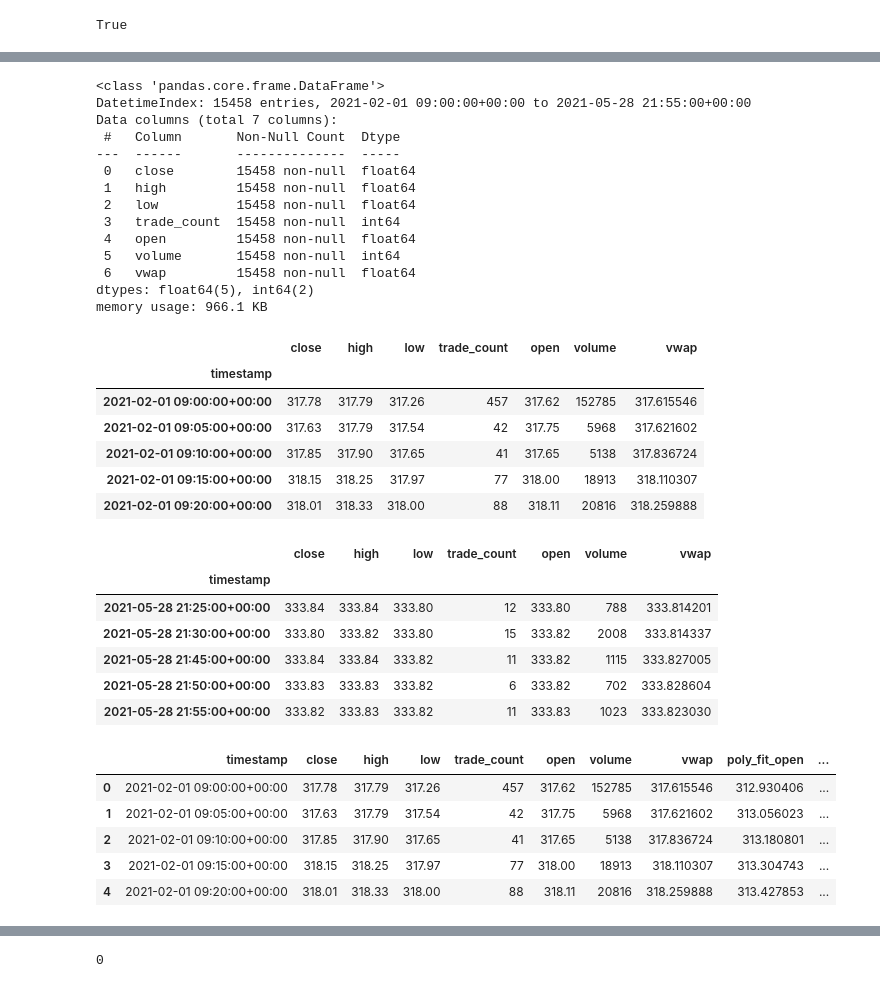
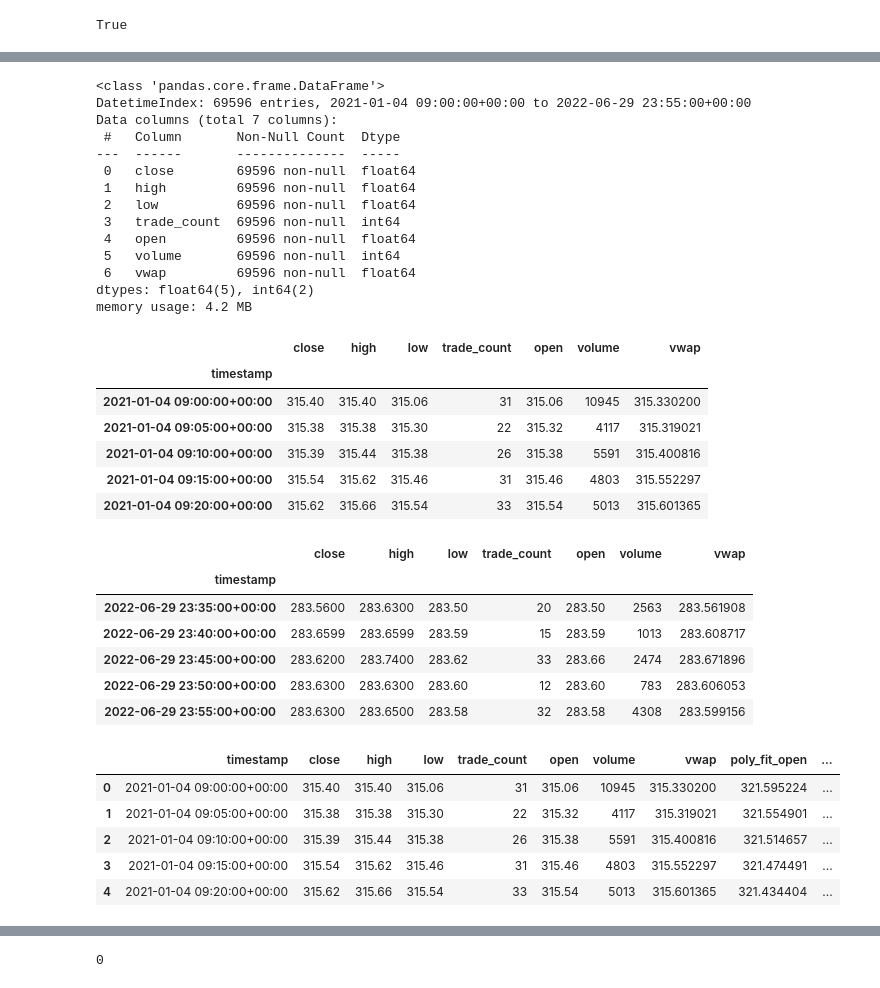
Before and after one commit to dahmadi/TheTrendIsYourFriend, a Jupyter notebook: TrendIsYourFriend_1.1.ipynb, the cells around one changed output, grey strips where cells are left out. Drawn from its saved outputs; the diff is of its cells as text; code cells hidden in the pictures.

```diff
--- a/TrendIsYourFriend_1.1.ipynb
+++ b/TrendIsYourFriend_1.1.ipynb
@@ -46,11 +46,11 @@ stock_symbol = "QQQ"
 
 # Identify what start date to begin data analysis
 
-start_date = pd.Timestamp("2021-02-01", tz="America/New_York").isoformat()
+start_date = pd.Timestamp("2021-01-01", tz="America/New_York").isoformat()
 
 # Identify what end date to finalize data analysis
 
-end_date = pd.Timestamp("2021-06-01", tz="America/New_York").isoformat()
+end_date = pd.Timestamp("2022-06-30", tz="America/New_York").isoformat()
 # %%
 print(start_date)
 print(end_date)
@@ -81,40 +81,40 @@ display(stock_data.head())
 display(stock_data.tail())
 # %% [output]
 <class 'pandas.core.frame.DataFrame'>
-DatetimeIndex: 15458 entries, 2021-02-01 09:00:00+00:00 to 2021-05-28 21:55:00+00:00
+DatetimeIndex: 69596 entries, 2021-01-04 09:00:00+00:00 to 2022-06-29 23:55:00+00:00
 Data columns (total 7 columns):
  #   Column       Non-Null Count  Dtype
 ---  ------       --------------  -----
- 0   close        15458 non-null  float64
- 1   high         15458 non-null  float64
- 2   low          15458 non-null  float64
- 3   trade_count  15458 non-null  int64
- 4   open         15458 non-null  float64
- 5   volume       15458 non-null  int64
- 6   vwap         15458 non-null  float64
+ 0   close        69596 non-null  float64
+ 1   high         69596 non-null  float64
+ 2   low          69596 non-null  float64
+ 3   trade_count  69596 non-null  int64
+ 4   open         69596 non-null  float64
+ 5   volume       69596 non-null  int64
+ 6   vwap         69596 non-null  float64
 dtypes: float64(5), int64(2)
-memory usage: 966.1 KB
+memory usage: 4.2 MB
 |  | close | high | low | trade_count | open | volume | vwap |
 | timestamp |  |  |  |  |  |  |  |
-| 2021-02-01 09:00:00+00:00 | 317.78 | 317.79 | 317.26 | 457 | 317.62 | 152785 | 317.615546 |
-| 2021-02-01 09:05:00+00:00 | 317.63 | 317.79 | 317.54 | 42 | 317.75 | 5968 | 317.621602 |
-| 2021-02-01 09:10:00+00:00 | 317.85 | 317.90 | 317.65 | 41 | 317.65 | 5138 | 317.836724 |
-| 2021-02-01 09:15:00+00:00 | 318.15 | 318.25 | 317.97 | 77 | 318.00 | 18913 | 318.110307 |
-| 2021-02-01 09:20:00+00:00 | 318.01 | 318.33 | 318.00 | 88 | 318.11 | 20816 | 318.259888 |
+| 2021-01-04 09:00:00+00:00 | 315.40 | 315.40 | 315.06 | 31 | 315.06 | 10945 | 315.330200 |
+| 2021-01-04 09:05:00+00:00 | 315.38 | 315.38 | 315.30 | 22 | 315.32 | 4117 | 315.319021 |
+| 2021-01-04 09:10:00+00:00 | 315.39 | 315.44 | 315.38 | 26 | 315.38 | 5591 | 315.400816 |
+| 2021-01-04 09:15:00+00:00 | 315.54 | 315.62 | 315.46 | 31 | 315.46 | 4803 | 315.552297 |
+| 2021-01-04 09:20:00+00:00 | 315.62 | 315.66 | 315.54 | 33 | 315.54 | 5013 | 315.601365 |
 |  | close | high | low | trade_count | open | volume | vwap |
 | timestamp |  |  |  |  |  |  |  |
-| 2021-05-28 21:25:00+00:00 | 333.84 | 333.84 | 333.80 | 12 | 333.80 | 788 | 333.814201 |
-| 2021-05-28 21:30:00+00:00 | 333.80 | 333.82 | 333.80 | 15 | 333.82 | 2008 | 333.814337 |
-| 2021-05-28 21:45:00+00:00 | 333.84 | 333.84 | 333.82 | 11 | 333.82 | 1115 | 333.827005 |
-| 2021-05-28 21:50:00+00:00 | 333.83 | 333.83 | 333.82 | 6 | 333.82 | 702 | 333.828604 |
-| 2021-05-28 21:55:00+00:00 | 333.82 | 333.83 | 333.82 | 11 | 333.83 | 1023 | 333.823030 |
+| 2022-06-29 23:35:00+00:00 | 283.5600 | 283.6300 | 283.50 | 20 | 283.50 | 2563 | 283.561908 |
+| 2022-06-29 23:40:00+00:00 | 283.6599 | 283.6599 | 283.59 | 15 | 283.59 | 1013 | 283.608717 |
+| 2022-06-29 23:45:00+00:00 | 283.6200 | 283.7400 | 283.62 | 33 | 283.66 | 2474 | 283.671896 |
+| 2022-06-29 23:50:00+00:00 | 283.6300 | 283.6300 | 283.60 | 12 | 283.60 | 783 | 283.606053 |
+| 2022-06-29 23:55:00+00:00 | 283.6300 | 283.6500 | 283.58 | 32 | 283.58 | 4308 | 283.599156 |
 # %%
 # Function to prepare daily stock data to identify double top/bottom patterns and prepare for targets
 # Includes establishing a polynomial fit and assigning new columns for localized min/max
 
 # Polynomial Degree
 
-polynomial_degree = 25
+polynomial_degree = 50
 
 def polynomial_min_max_fit(stock_data, polynomial_degree):
 
@@ -168,35 +168,36 @@ def polynomial_min_max_fit(stock_data, polynomial_degree):
     for index in local_poly_maxima:
         updated_stock_data.at[index, "maxima"] = 1
 
     # Create Target Columns - Double Top Target & Double Bottom Target
 
     updated_stock_data["dbl_top_target"] = 0
     updated_stock_data["dbl_bot_target"] = 0
 
     # # Plot data: COMMENTED OUT TO NOT REPEAT PLOTS AT END OF PROGRAM
     # # Plot the stock data and identified minima
 
     # plt.figure(figsize=(15, 5))
     # plt.plot(stock_data.index, stock_data["close"], label='Close Prices', alpha=0.7)
 
     # # Plot polynomial fit
 
     # plt.plot(stock_data.index[:min_length], y_polynomial_close, '-', markersize=1.0, color='black', alpha=0.9, label='Polynomial Fit')
 
     # # Plot red dots at local minima and blue dots at local maxima
 
     # plt.scatter(stock_data.index[local_poly_minima], y_polynomial_close[local_poly_minima], color='red', label='Local Minima')
     # plt.scatter(stock_data.index[local_poly_maxima],y_polynomial_close[local_poly_maxima], color="blue", label = "Local Maxima")
 
     return updated_stock_data
 
+
 # For data checking/confirmation
 updated_stock_data = polynomial_min_max_fit(stock_data,polynomial_degree)
 updated_stock_data.head()
 # %% [output]
 |  | timestamp | close | high | low | trade_count | open | volume | vwap | poly_fit_open | ... |
-| 0 | 2021-02-01 09:00:00+00:00 | 317.78 | 317.79 | 317.26 | 457 | 317.62 | 152785 | 317.615546 | 312.930406 | ... |
-| 1 | 2021-02-01 09:05:00+00:00 | 317.63 | 317.79 | 317.54 | 42 | 317.75 | 5968 | 317.621602 | 313.056023 | ... |
-| 2 | 2021-02-01 09:10:00+00:00 | 317.85 | 317.90 | 317.65 | 41 | 317.65 | 5138 | 317.836724 | 313.180801 | ... |
-| 3 | 2021-02-01 09:15:00+00:00 | 318.15 | 318.25 | 317.97 | 77 | 318.00 | 18913 | 318.110307 | 313.304743 | ... |
-| 4 | 2021-02-01 09:20:00+00:00 | 318.01 | 318.33 | 318.00 | 88 | 318.11 | 20816 | 318.259888 | 313.427853 | ... |
+| 0 | 2021-01-04 09:00:00+00:00 | 315.40 | 315.40 | 315.06 | 31 | 315.06 | 10945 | 315.330200 | 321.595224 | ... |
+| 1 | 2021-01-04 09:05:00+00:00 | 315.38 | 315.38 | 315.30 | 22 | 315.32 | 4117 | 315.319021 | 321.554901 | ... |
+| 2 | 2021-01-04 09:10:00+00:00 | 315.39 | 315.44 | 315.38 | 26 | 315.38 | 5591 | 315.400816 | 321.514657 | ... |
+| 3 | 2021-01-04 09:15:00+00:00 | 315.54 | 315.62 | 315.46 | 31 | 315.46 | 4803 | 315.552297 | 321.474491 | ... |
+| 4 | 2021-01-04 09:20:00+00:00 | 315.62 | 315.66 | 315.54 | 33 | 315.54 | 5013 | 315.601365 | 321.434404 | ... |
```
Also changed, not shown: parts of 7 cells of this notebook, 1 other file.
